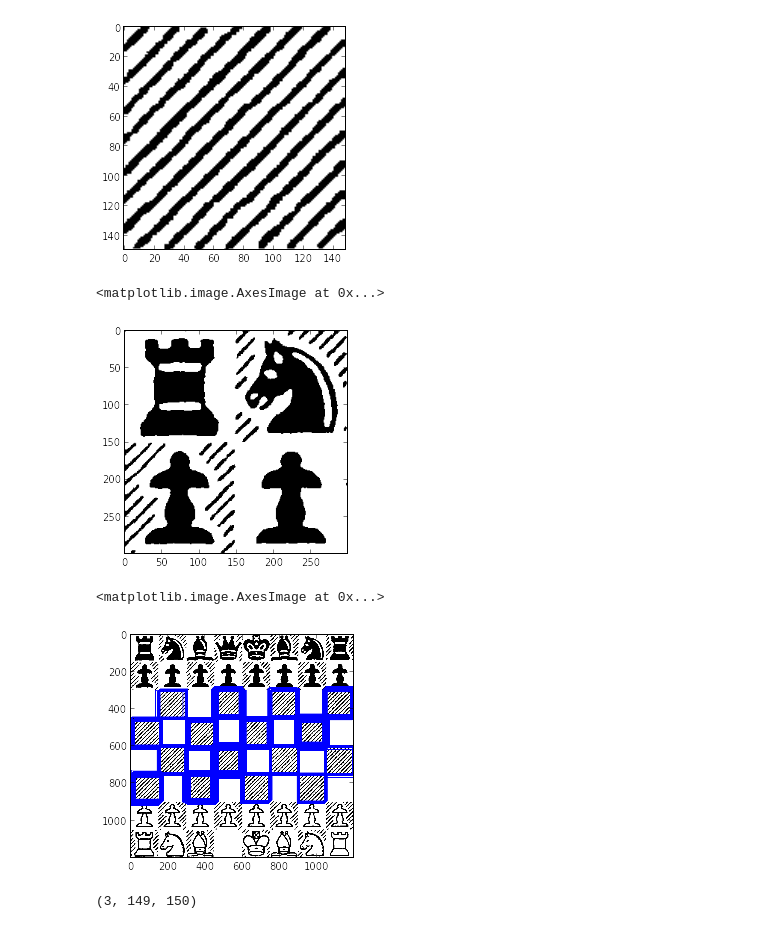
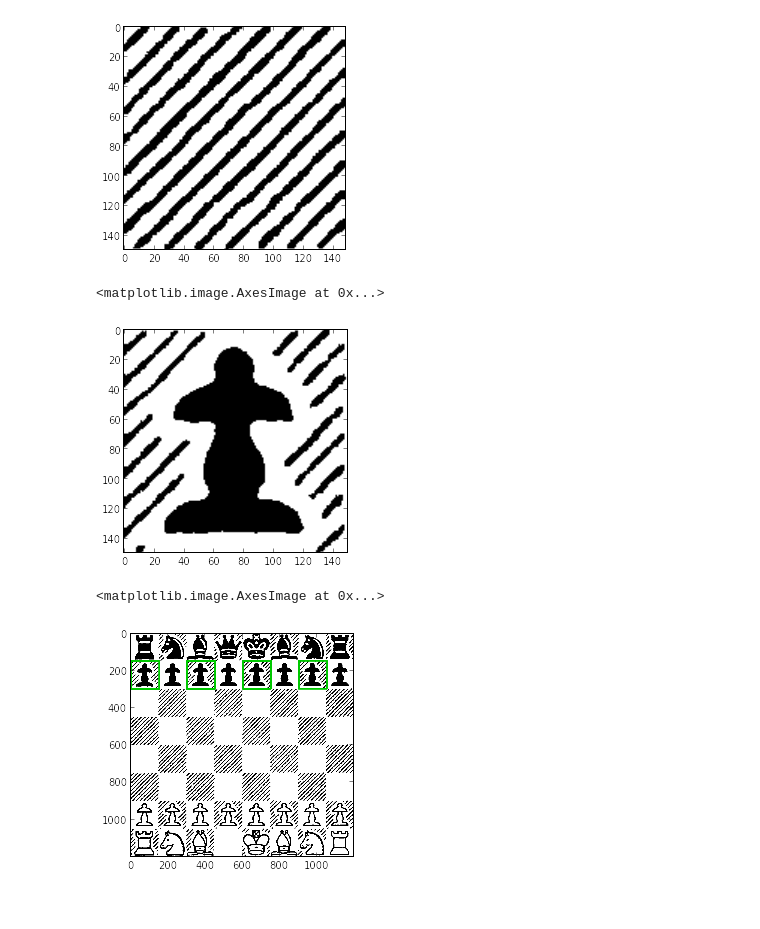
Before and after one commit to malysheva/chess-scaner, a Jupyter notebook: scan.ipynb, the cells around one changed output. Saved outputs shown, nothing was run; the diff lists cells and outputs as text; code cells hidden in the pictures.

Commit message:
Look for pawns instead of empty squares

```diff
--- a/scan.ipynb
+++ b/scan.ipynb
@@ -35,26 +35,24 @@ dark = get_cell(3,4)
 # %% [output]
 [figure]
 # %%
-field3 = board[0:300, 0:300]
-plt.imshow(field3)
+black_pawn_on_dark = board[150:300, 0:150]
+plt.imshow(black_pawn_on_dark)
 # %% [output]
 <matplotlib.image.AxesImage at 0x...>
-[figure, old version]
+[figure, new version]
 # %%
-_, w, h = dark.shape[::-1]
+# Let's try to find all black pawns on dark squares...
+
+_, w, h = black_pawn_on_dark.shape[::-1]
 board_copy = board.copy()
 
-res = cv2.matchTemplate(board, dark, cv2.TM_CCOEFF_NORMED)
-threshold = 0.7
+res = cv2.matchTemplate(board, black_pawn_on_dark, cv2.TM_CCOEFF_NORMED)
+threshold = 0.8
 loc = np.where(res >= threshold)
 for pt in zip(*loc[::-1]):
-    cv2.rectangle(board_copy, pt, (pt[0] + w, pt[1] + h), (0,0,255), 2)
+    cv2.rectangle(board_copy, pt, (pt[0] + w, pt[1] + h), (0,200,0), 5)
 
 plt.imshow(board_copy)
 # %% [output]
 <matplotlib.image.AxesImage at 0x...>
-[figure, old version]
+[figure, new version]
-# %%
-dark.shape[::-1]
-# %% [output]
-(3, 149, 150)
```
Also changed, not shown: parts of 1 cell of this notebook.
